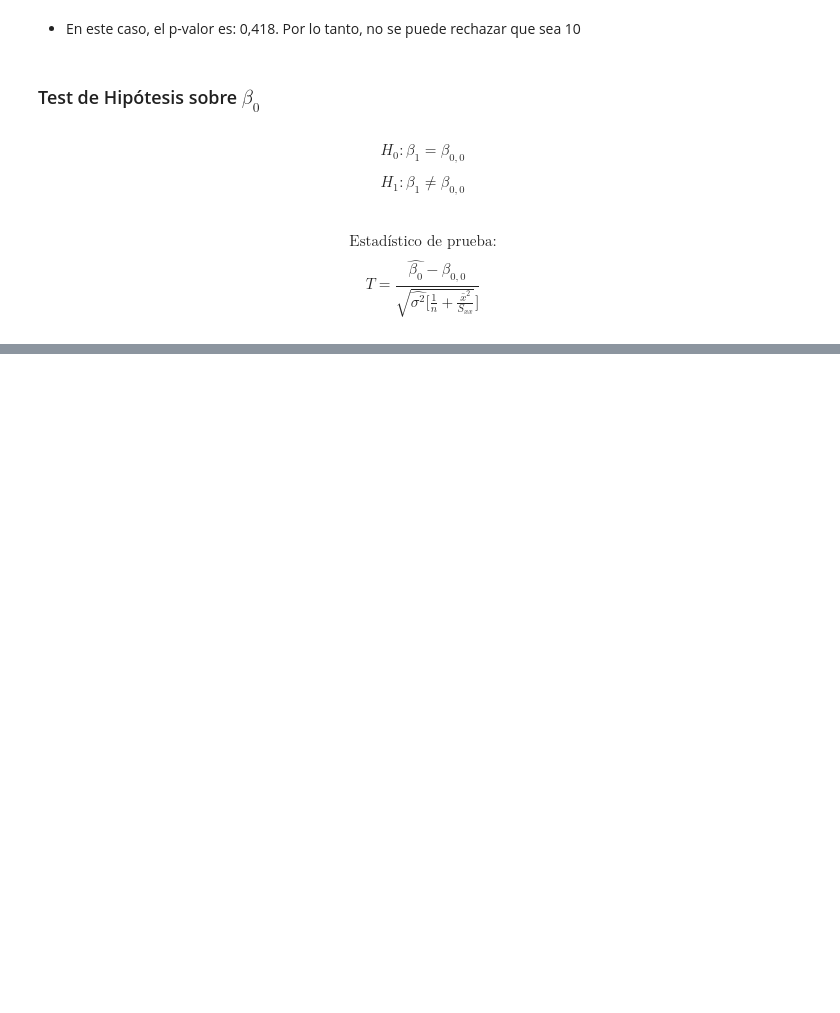
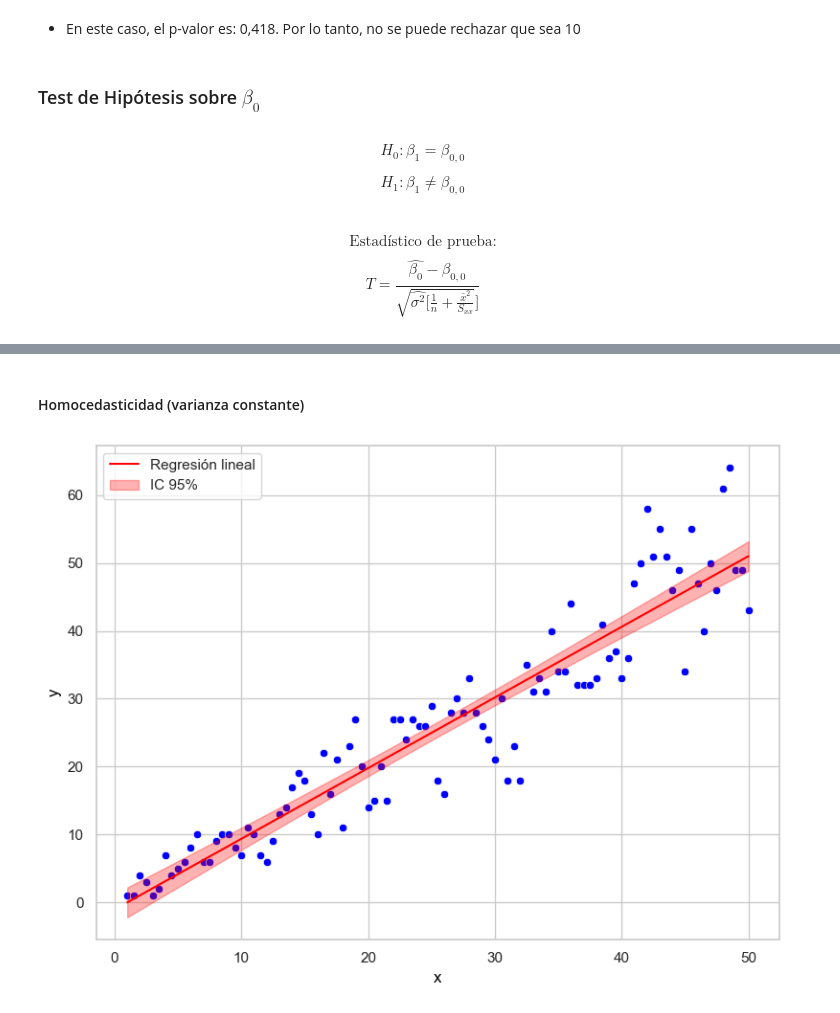
Before and after one commit to ppandomail/est, a Jupyter notebook: 4-regresion-lineal.ipynb, the cells around one changed output, grey strips where cells are left out. Saved outputs shown, nothing was run; the diff lists cells and outputs as text; code cells hidden in the pictures; blank space fills up the shorter version.

```diff
--- a/4-regresion-lineal.ipynb
+++ b/4-regresion-lineal.ipynb
@@ -230,0 +301,35 @@ $$T = \frac{\hat{\beta_0} - \beta_{0,0}}{\sqrt{\hat{\sigma^2} [\frac{1}{n} + \fr
+# %% [markdown]
+#### Homocedasticidad (varianza constante)
+# %%
+# Genero datos aleatoriamente con distribución de Poisson
+np.random.seed(123)
+x = np.arange(1, 50.5, 0.5)
+y = [np.random.poisson(lam=xi) for xi in x]
+
+# Modelo lineal
+X = sm.add_constant(x)  # Agrega término independiente
+modelo = sm.OLS(y, X).fit()
+
+# DataFrame para graficar
+misdatos = pd.DataFrame({'x': x, 'y': y})
+
+# Gráfico
+sns.set(style='whitegrid')
+plt.figure(figsize=(8, 6))
+sns.scatterplot(x='x', y='y', data=misdatos, color='blue')
+
+# Línea de regresión con intervalo de confianza de 95%
+preds = modelo.get_prediction(X)
+pred_summary = preds.summary_frame(alpha=0.05)
+
+plt.plot(x, modelo.predict(X), color='red', label='Regresión lineal')
+plt.fill_between(x, pred_summary['mean_ci_lower'], pred_summary['mean_ci_upper'],
+                 color='red', alpha=0.3, label='IC 95%')
+
+plt.xlabel('x', fontsize=12, color='black')
+plt.ylabel('y', fontsize=12, color='black')
+plt.legend()
+plt.tight_layout()
+plt.show()
+# %% [output]
+[figure, added]
```
Also changed, not shown: parts of 18 cells of this notebook, 2 other files.
